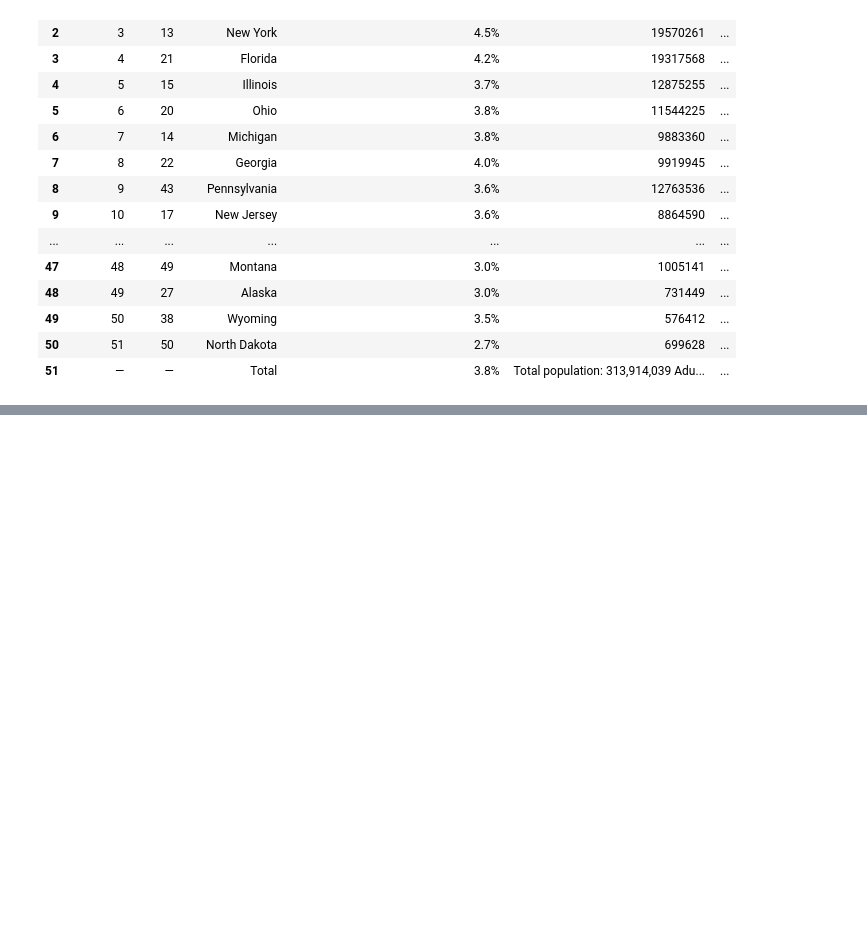
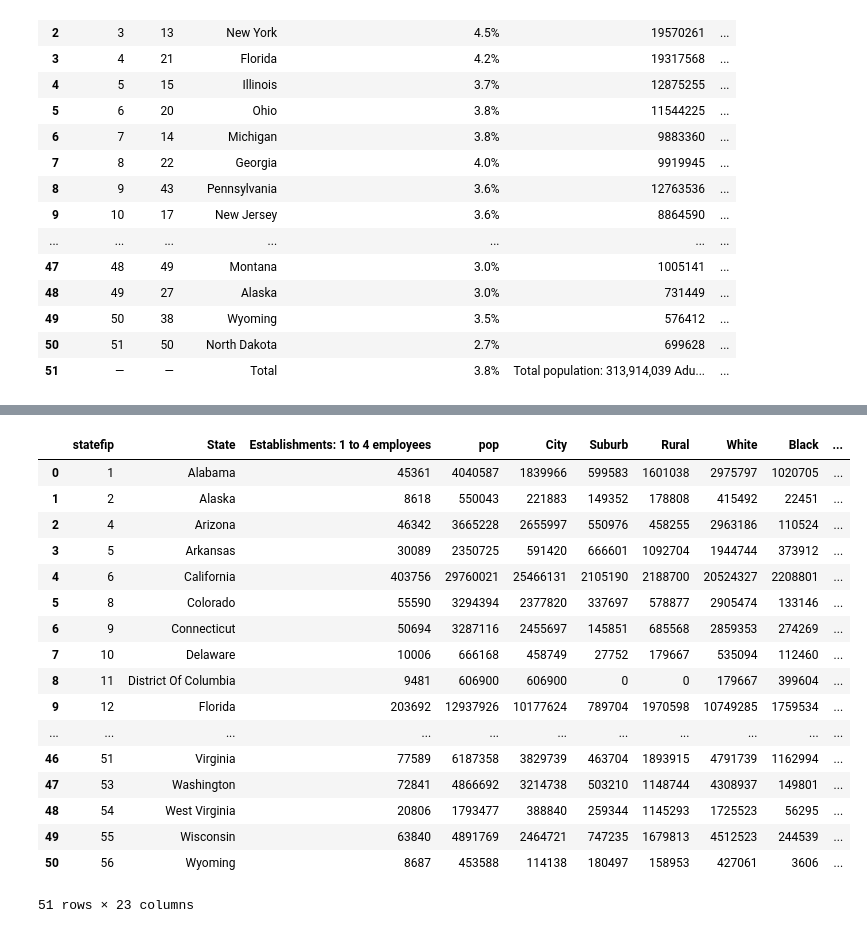
Before and after one commit to 542CompThink/Deliverable1, a Jupyter notebook: 542_Deliverable1.ipynb, the cells around one changed output, grey strips where cells are left out. Drawn from its saved outputs; the diff is of its cells as text; code cells hidden in the pictures; blank space fills up the shorter version.

```diff
--- a/542_Deliverable1.ipynb
+++ b/542_Deliverable1.ipynb
@@ -67,0 +139,24 @@ Index(['stateinfo1990'], dtype='object')
+# %%
+# dropping column 3-10
+bye=[3,4,5,6,7,8,9,10]
+DFcsv.drop(columns=DFcsv.columns[bye],inplace=True)#inplace!!
+DFcsv
+# %% [output]
+|  | statefip | State | Establishments: 1 to 4 employees | pop | City | Suburb | Rural | White | Black | ... |
+| 0 | 1 | Alabama | 45361 | 4040587 | 1839966 | 599583 | 1601038 | 2975797 | 1020705 | ... |
+| 1 | 2 | Alaska | 8618 | 550043 | 221883 | 149352 | 178808 | 415492 | 22451 | ... |
+| 2 | 4 | Arizona | 46342 | 3665228 | 2655997 | 550976 | 458255 | 2963186 | 110524 | ... |
+| 3 | 5 | Arkansas | 30089 | 2350725 | 591420 | 666601 | 1092704 | 1944744 | 373912 | ... |
+| 4 | 6 | California | 403756 | 29760021 | 25466131 | 2105190 | 2188700 | 20524327 | 2208801 | ... |
+| 5 | 8 | Colorado | 55590 | 3294394 | 2377820 | 337697 | 578877 | 2905474 | 133146 | ... |
+| 6 | 9 | Connecticut | 50694 | 3287116 | 2455697 | 145851 | 685568 | 2859353 | 274269 | ... |
+| 7 | 10 | Delaware | 10006 | 666168 | 458749 | 27752 | 179667 | 535094 | 112460 | ... |
+| 8 | 11 | District Of Columbia | 9481 | 606900 | 606900 | 0 | 0 | 179667 | 399604 | ... |
+| 9 | 12 | Florida | 203692 | 12937926 | 10177624 | 789704 | 1970598 | 10749285 | 1759534 | ... |
+| ... | ... | ... | ... | ... | ... | ... | ... | ... | ... | ... |
+| 46 | 51 | Virginia | 77589 | 6187358 | 3829739 | 463704 | 1893915 | 4791739 | 1162994 | ... |
+| 47 | 53 | Washington | 72841 | 4866692 | 3214738 | 503210 | 1148744 | 4308937 | 149801 | ... |
+| 48 | 54 | West Virginia | 20806 | 1793477 | 388840 | 259344 | 1145293 | 1725523 | 56295 | ... |
+| 49 | 55 | Wisconsin | 63840 | 4891769 | 2464721 | 747235 | 1679813 | 4512523 | 244539 | ... |
+| 50 | 56 | Wyoming | 8687 | 453588 | 114138 | 180497 | 158953 | 427061 | 3606 | ... |
+51 rows × 23 columns
```
Also changed, not shown: parts of 10 cells of this notebook.
